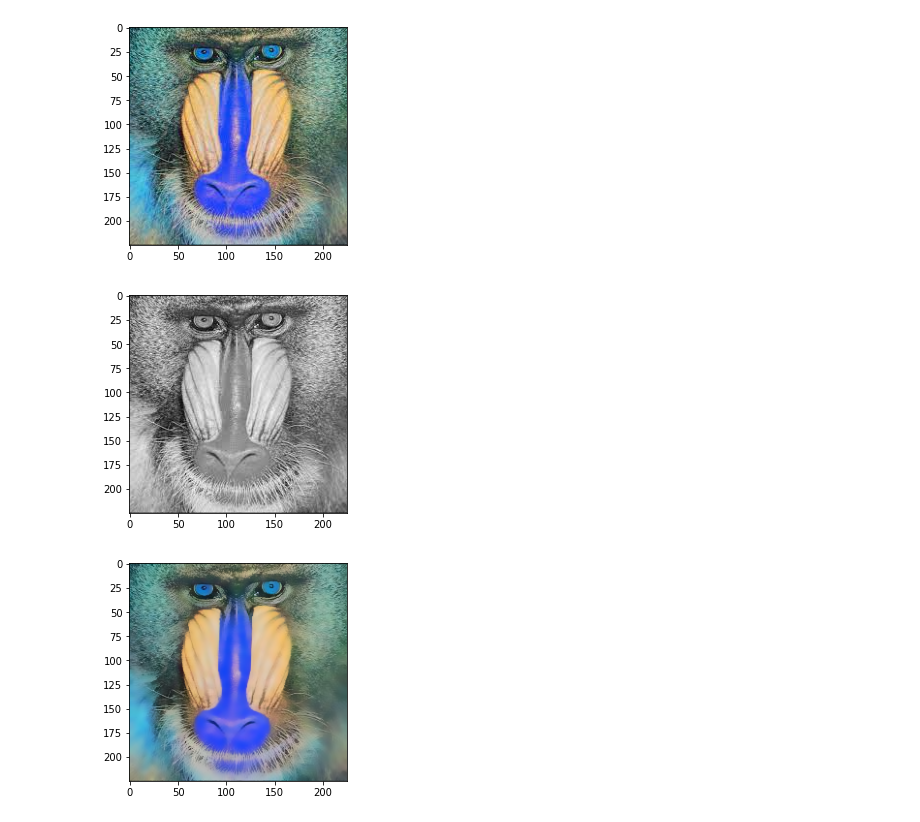
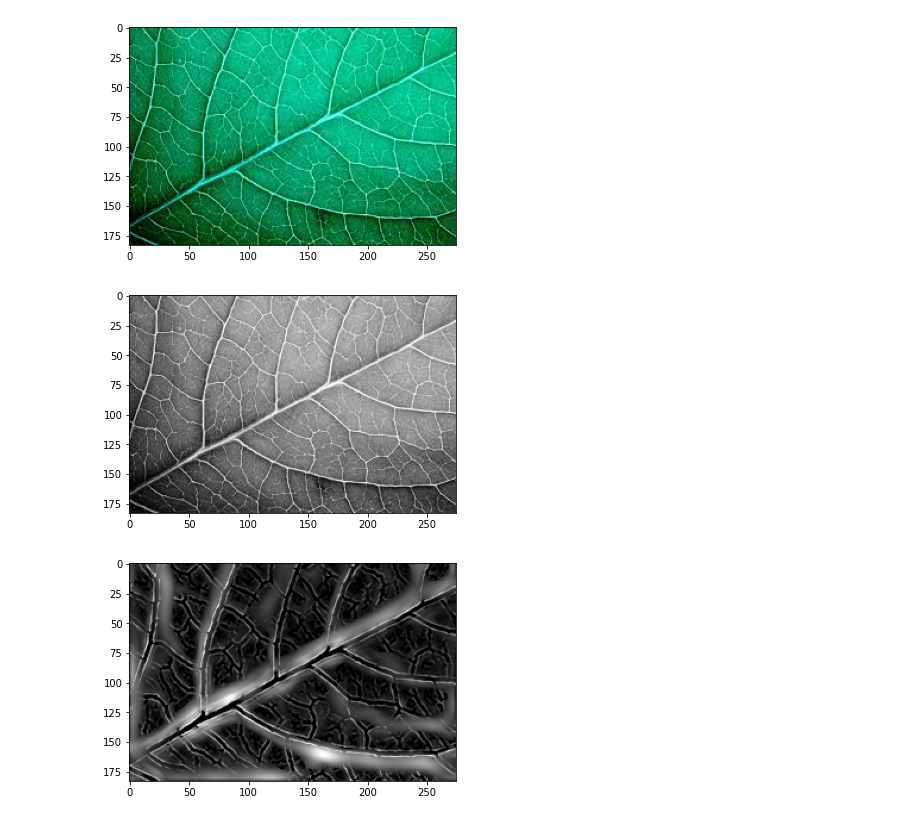
Before and after one commit to gsc2001/Vizually, a Jupyter notebook: vizually/core/tester.ipynb, the cells around one changed output. Cells and saved outputs as stored; diff of their text form; code cells hidden in the pictures.

```diff
--- a/vizually/core/tester.ipynb
+++ b/vizually/core/tester.ipynb
@@ -12,16 +12,17 @@ def imshow(image: np.array, cmap=None):
     plt.show()
 # %%
 from models.image import Image
+from skimage.filters import meijering, sato, frangi, hessian
 
 # load the image
-image = Image(path='../data/images/test6.jpeg')
+image = Image(path='../data/images/ridgeDetector_test.jpeg')
 image.load()
 imshow(image.img)
 gray = cv2.cvtColor(image.img, cv2.COLOR_BGR2GRAY)
 imshow(gray, "gray")
 # %% [output]
-[figure, old version]
+[figure, new version]
-[figure, old version]
+[figure, new version]
 # %%
 # import your func
 # from modules.thresholding import threshHandler
@@ -31,6 +32,8 @@ from modules.otsuThresholding import OstuThresholdingHandler
 from modules.AdaptiveThresholding import adaptiveThresholdingHandler
 from modules.averageBlur import averageBlurringHandler
 from modules.bilateralBlur import bilateralBlurringHandler
+from modules.ridgeDetector import ridgeDetectorHandler
+
 
 # imshow(threshHandler(image, {'threshold_value': 150}).img, cmap='gray')
 # imshow(histogramManipulationHandler(image, {'contrast_limit': 1}).img, cmap='gray')
@@ -38,6 +41,7 @@ from modules.bilateralBlur import bilateralBlurringHandler
 # imshow(adaptiveThresholdingHandler(image, {'threshold_value': 0.75}).img, cmap='gray')
 # imshow(sharpenHandler(image, {'kernel_size': 7, 'strength': 0}).img, cmap='gray')
 # imshow(averageBlurringHandler(image, {'Blur amount': 5}).img, cmap='gray')
-imshow(bilateralBlurringHandler(image, {}).img, cmap='gray')
+# imshow(bilateralBlurringHandler(image, {}).img, cmap='gray')
+imshow(ridgeDetectorHandler(image, {}).img, cmap='gray')
 # %% [output]
-[figure, old version]
+[figure, new version]
```
Also changed, not shown: 4 other files.
